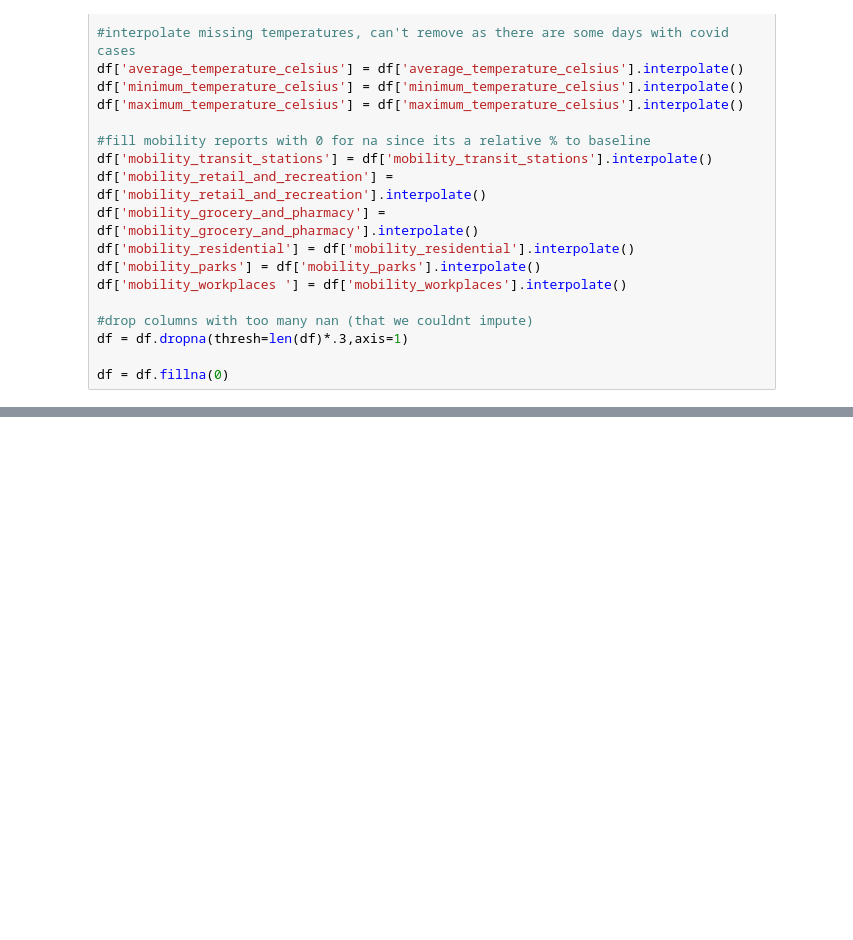
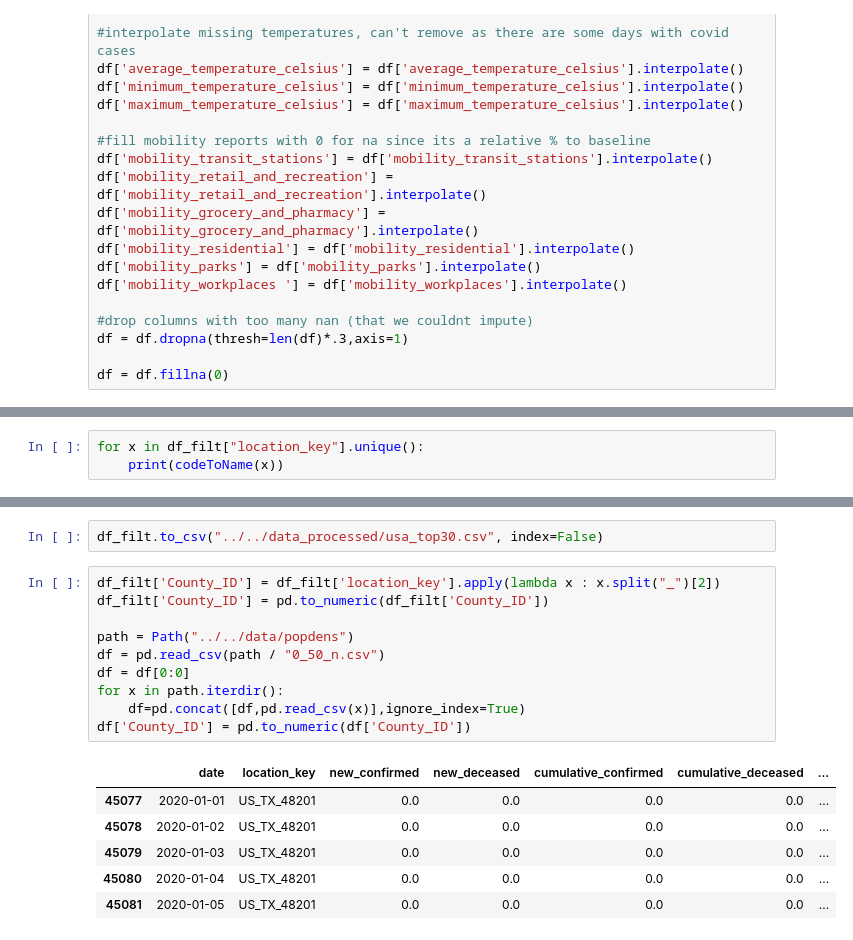
Before and after one commit to williamGlazer/ProjectX, a Jupyter notebook: notebooks/usa/usa_covid.ipynb, the cells around one changed output, grey strips where cells are left out. Saved outputs shown, nothing was run; the diff lists cells and outputs as text; blank space fills up the shorter version.

```diff
--- a/notebooks/usa/usa_covid.ipynb
+++ b/notebooks/usa/usa_covid.ipynb
@@ -143,0 +167,3 @@ array([[<AxesSubplot:xlabel='date'>, <AxesSubplot:xlabel='date'>],
+# %%
+for x in df_filt["location_key"].unique():
+    print(codeToName(x))
@@ -143,0 +208,19 @@ array([[<AxesSubplot:xlabel='date'>, <AxesSubplot:xlabel='date'>],
+# %%
+df_filt.to_csv("../../data_processed/usa_top30.csv", index=False)
+# %%
+df_filt['County_ID'] = df_filt['location_key'].apply(lambda x : x.split("_")[2])
+df_filt['County_ID'] = pd.to_numeric(df_filt['County_ID'])
+
+path = Path("../../data/popdens")
+df = pd.read_csv(path / "0_50_n.csv")
+df = df[0:0]
+for x in path.iterdir():
+    df=pd.concat([df,pd.read_csv(x)],ignore_index=True)
+df['County_ID'] = pd.to_numeric(df['County_ID'])
+# %% [output]
+|  | date | location_key | new_confirmed | new_deceased | cumulative_confirmed | cumulative_deceased | ... |
+| 45077 | 2020-01-01 | US_TX_48201 | 0.0 | 0.0 | 0.0 | 0.0 | ... |
+| 45078 | 2020-01-02 | US_TX_48201 | 0.0 | 0.0 | 0.0 | 0.0 | ... |
+| 45079 | 2020-01-03 | US_TX_48201 | 0.0 | 0.0 | 0.0 | 0.0 | ... |
+| 45080 | 2020-01-04 | US_TX_48201 | 0.0 | 0.0 | 0.0 | 0.0 | ... |
+| 45081 | 2020-01-05 | US_TX_48201 | 0.0 | 0.0 | 0.0 | 0.0 | ... |
```
Also changed, not shown: parts of 8 cells of this notebook, 3 other files.
